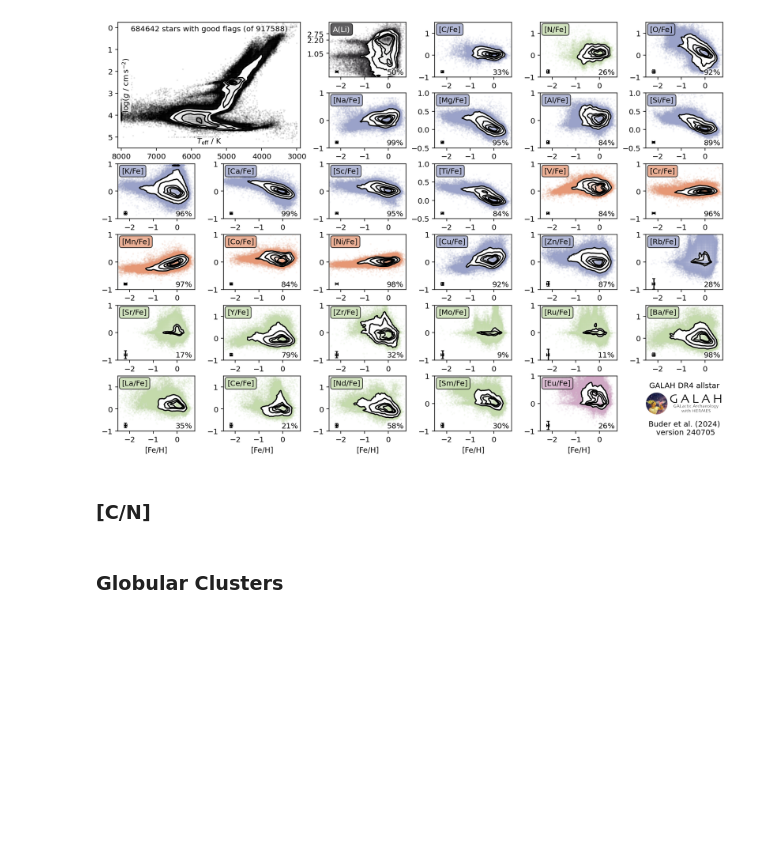
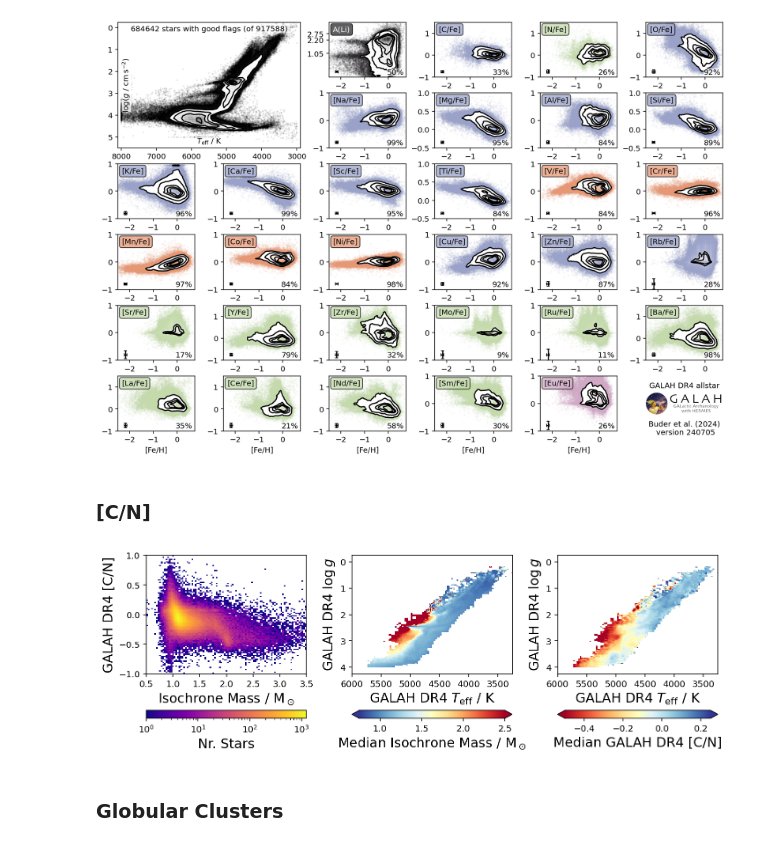
Before and after one commit to svenbuder/galah_dr4_paper, a Jupyter notebook: galah_dr4_paper_plots.ipynb, the cells around one changed output. Cells and saved outputs as stored; diff of their text form; code cells hidden in the pictures; blank space fills up the shorter version.

```diff
--- a/galah_dr4_paper_plots.ipynb
+++ b/galah_dr4_paper_plots.ipynb
@@ -1110,18 +1075,18 @@ from scipy.stats import binned_statistic_2d
 f, gs = plt.subplots(1,3,figsize=(10,3.5))
 
 useful = (
-    (dr4_allstar['flag_sp'] == 0) &
-    (dr4_allstar['flag_c_fe'] == 0) &
-    (dr4_allstar['flag_n_fe'] == 0) &
-    np.isfinite(dr4_allstar['mass'])
+    (galah_dr4_allstar['flag_sp'] == 0) &
+    (galah_dr4_allstar['flag_c_fe'] == 0) &
+    (galah_dr4_allstar['flag_n_fe'] == 0) &
+    np.isfinite(galah_dr4_allstar['mass'])
 )
 
 ax = gs[0]
 ax.set_xlabel('Isochrone Mass / $\mathrm{M_\odot}$',fontsize=15)
 ax.set_ylabel('GALAH DR4 [C/N]',fontsize=15)
 h = ax.hist2d(
-    dr4_allstar['mass'][useful],
-    dr4_allstar['c_fe'][useful] - dr4_allstar['n_fe'][useful],
+    galah_dr4_allstar['mass'][useful],
+    galah_dr4_allstar['c_fe'][useful] - galah_dr4_allstar['n_fe'][useful],
     bins = (np.linspace(0.5,3.5,100),np.linspace(-1,1,100)),
     norm = LogNorm(),
     cmap = 'plasma'
@@ -1131,9 +1096,9 @@ cbar.set_label('Nr. Stars',fontsize=15)
 
 # Second panel: 2D histogram (binned stats) colored by median
 bin_stat_mean, xedges, yedges, binnumber = binned_statistic_2d(
-    dr4_allstar['teff'][useful],
-    dr4_allstar['logg'][useful],
-    dr4_allstar['mass'][useful],
+    galah_dr4_allstar['teff'][useful],
+    galah_dr4_allstar['logg'][useful],
+    galah_dr4_allstar['mass'][useful],
     statistic='median', bins=(np.linspace(3250,6000,100),np.linspace(-0.25,4.25,100))
 )
 
@@ -1141,37 +1106,39 @@ ax = gs[1]
 ax.set_xlabel('GALAH DR4 $T_\mathrm{eff}~/~\mathrm{K}$',fontsize=15)
 ax.set_ylabel('GALAH DR4 $\log g$',fontsize=15)
 
 im = ax.imshow(bin_stat_mean.T, origin='lower', aspect='auto',
                    extent=[xedges[0], xedges[-1], yedges[0], yedges[-1]],
-                   cmap='RdYlBu',vmin = 0.75, vmax = 2.5)
+                   cmap='RdYlBu_r',vmin = 0.75, vmax = 2.5)
 cbar = plt.colorbar(im, ax=ax, orientation = 'horizontal',pad=0.2, extend='both')
 cbar.set_label('Median Isochrone Mass / $\mathrm{M_\odot}$',fontsize=15)
 ax.invert_xaxis()
 ax.invert_yaxis()
 
 
 # Second panel: 2D histogram (binned stats) colored by median
 bin_stat_mean, xedges, yedges, binnumber = binned_statistic_2d(
-    dr4_allstar['teff'][useful],
-    dr4_allstar['logg'][useful],
-    dr4_allstar['c_fe'][useful] - dr4_allstar['n_fe'][useful],
+    galah_dr4_allstar['teff'][useful],
+    galah_dr4_allstar['logg'][useful],
+    galah_dr4_allstar['c_fe'][useful] - galah_dr4_allstar['n_fe'][useful],
     statistic='median', bins=(np.linspace(3250,6000,100),np.linspace(-0.25,4.25,100))
 )
 
 ax = gs[2]
 ax.set_xlabel('GALAH DR4 $T_\mathrm{eff}~/~\mathrm{K}$',fontsize=15)
 ax.set_ylabel('GALAH DR4 $\log g$',fontsize=15)
 
 im = ax.imshow(bin_stat_mean.T, origin='lower', aspect='auto',
                    extent=[xedges[0], xedges[-1], yedges[0], yedges[-1]],
                    cmap='RdYlBu', vmin = -0.5, vmax = 0.25)
 cbar = plt.colorbar(im, ax=ax, orientation = 'horizontal',pad=0.2, extend='both')
 cbar.set_label('Median GALAH DR4 [C/N]',fontsize=15)
 ax.invert_xaxis()
 ax.invert_yaxis()
 
 plt.tight_layout()
 plt.savefig('../galah_dr4_paper/figures/cn_mass.png',dpi=200,bbox_inches='tight')
+# %% [output]
+[figure, added]
 # %%
 from scipy.stats import binned_statistic_2d
 
```
Also changed, not shown: parts of 3 cells of this notebook, 1 other file.
